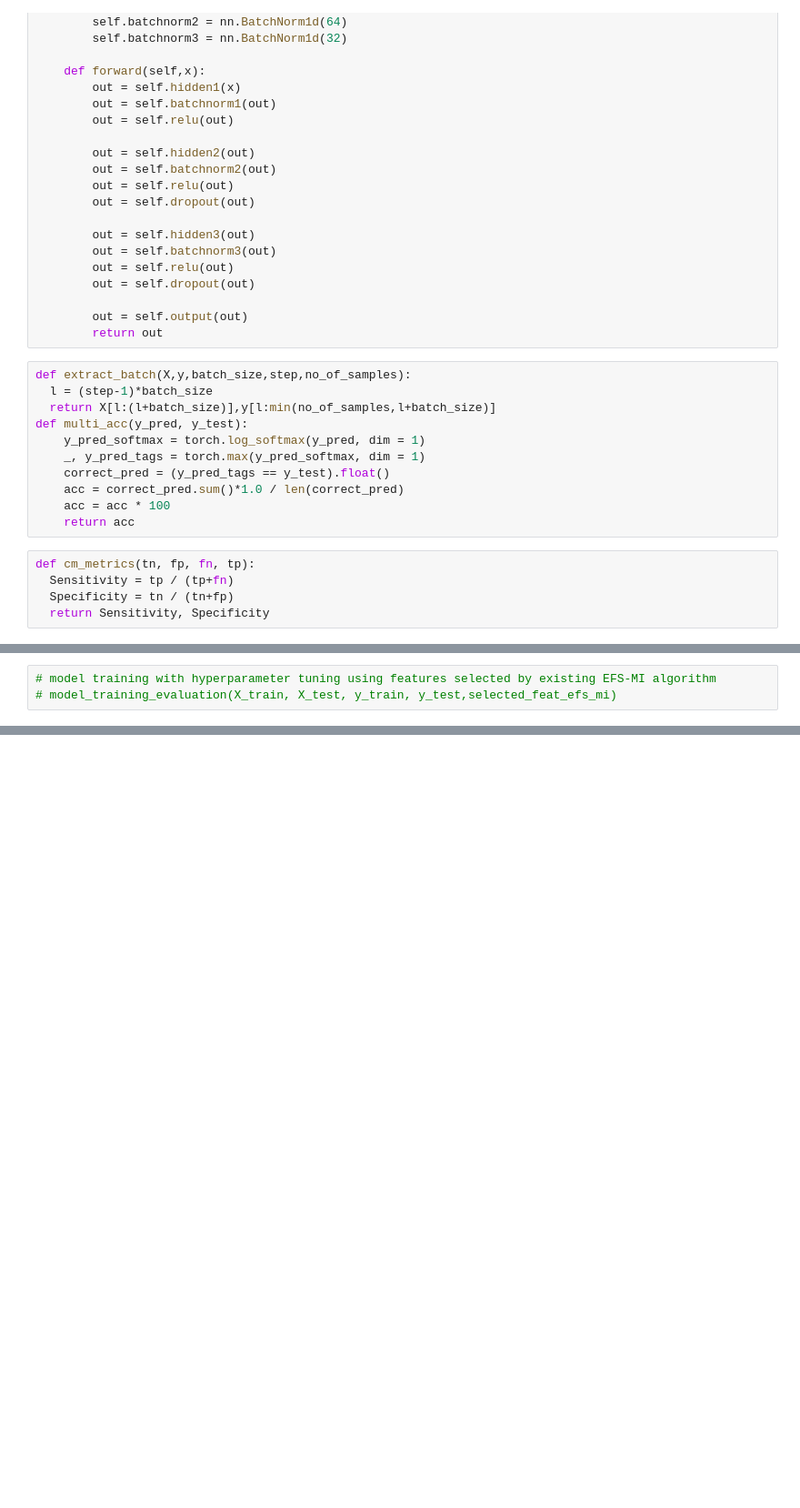
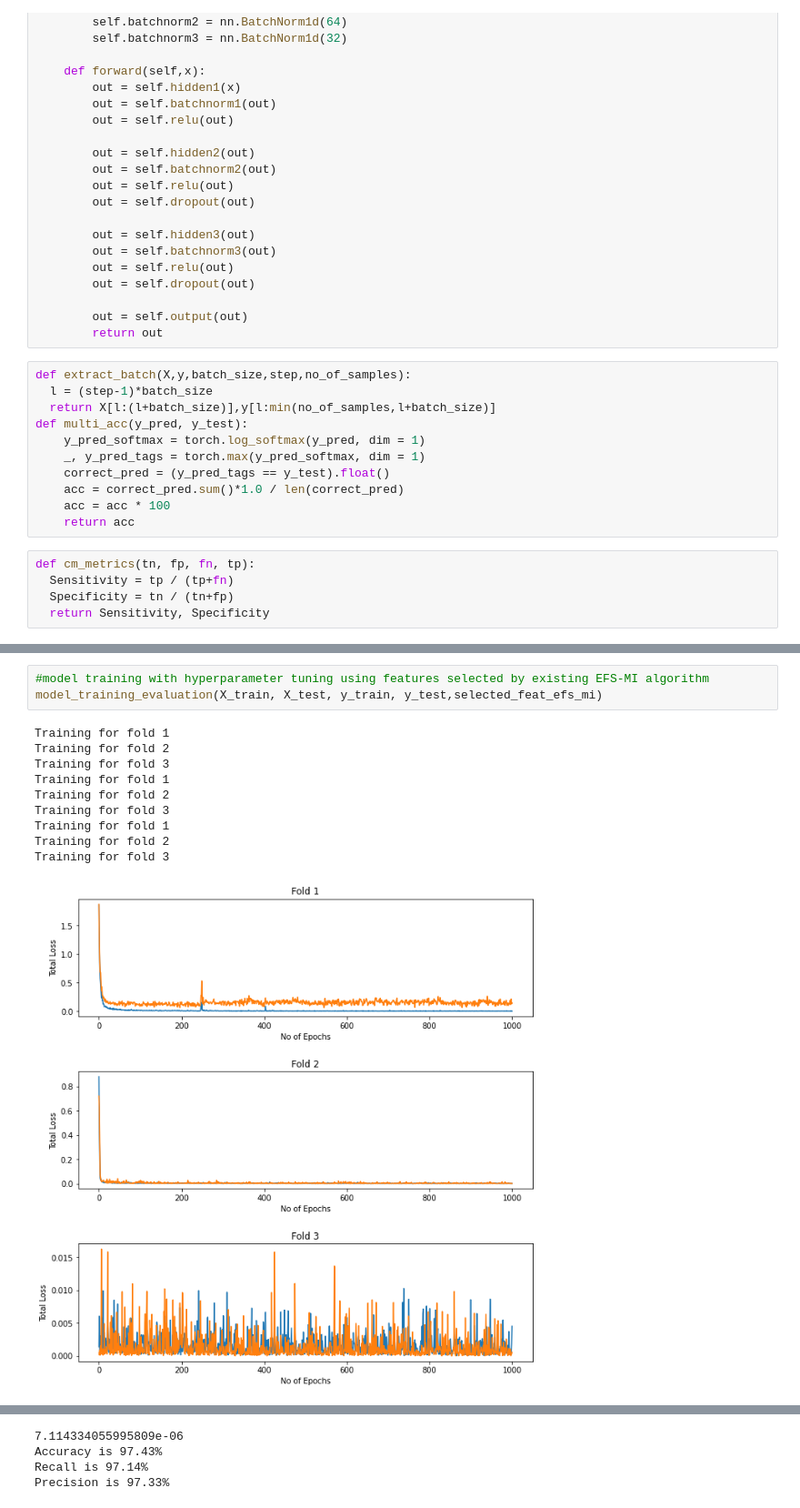
Before and after one commit to Saadman53/Thesis-Human-Activity-Recognition, a Jupyter notebook: Human_Action_Recognition_using_Sensor_Data.ipynb, the cells around one changed output, grey strips where cells are left out. Shown: that part at 91% size. Cells and saved outputs as stored; diff of their text form; blank space fills up the shorter version.

```diff
--- a/Human_Action_Recognition_using_Sensor_Data.ipynb
+++ b/Human_Action_Recognition_using_Sensor_Data.ipynb
@@ -623,5 +601,16 @@ def model_training_evaluation(X_train, X_test, y_train, y_test,selected_feat):
   print(f"Precision is {(precision):.2f}%")
   return best_model, y_pred
 # %%
-# model training with hyperparameter tuning using features selected by existing EFS-MI algorithm
-# model_training_evaluation(X_train, X_test, y_train, y_test,selected_feat_efs_mi)
+#model training with hyperparameter tuning using features selected by existing EFS-MI algorithm
+model_training_evaluation(X_train, X_test, y_train, y_test,selected_feat_efs_mi)
+# %% [output]
+Training for fold 1
+Training for fold 2
+Training for fold 3
+Training for fold 1
+Training for fold 2
+Training for fold 3
+Training for fold 1
+Training for fold 2
+Training for fold 3
+[figure, added]
@@ -627,0 +620,4 @@ def model_training_evaluation(X_train, X_test, y_train, y_test,selected_feat):
+7.114334055995809e-06
+Accuracy is 97.43%
+Recall is 97.14%
+Precision is 97.33%
```
Also changed, not shown: parts of 30 cells of this notebook.
